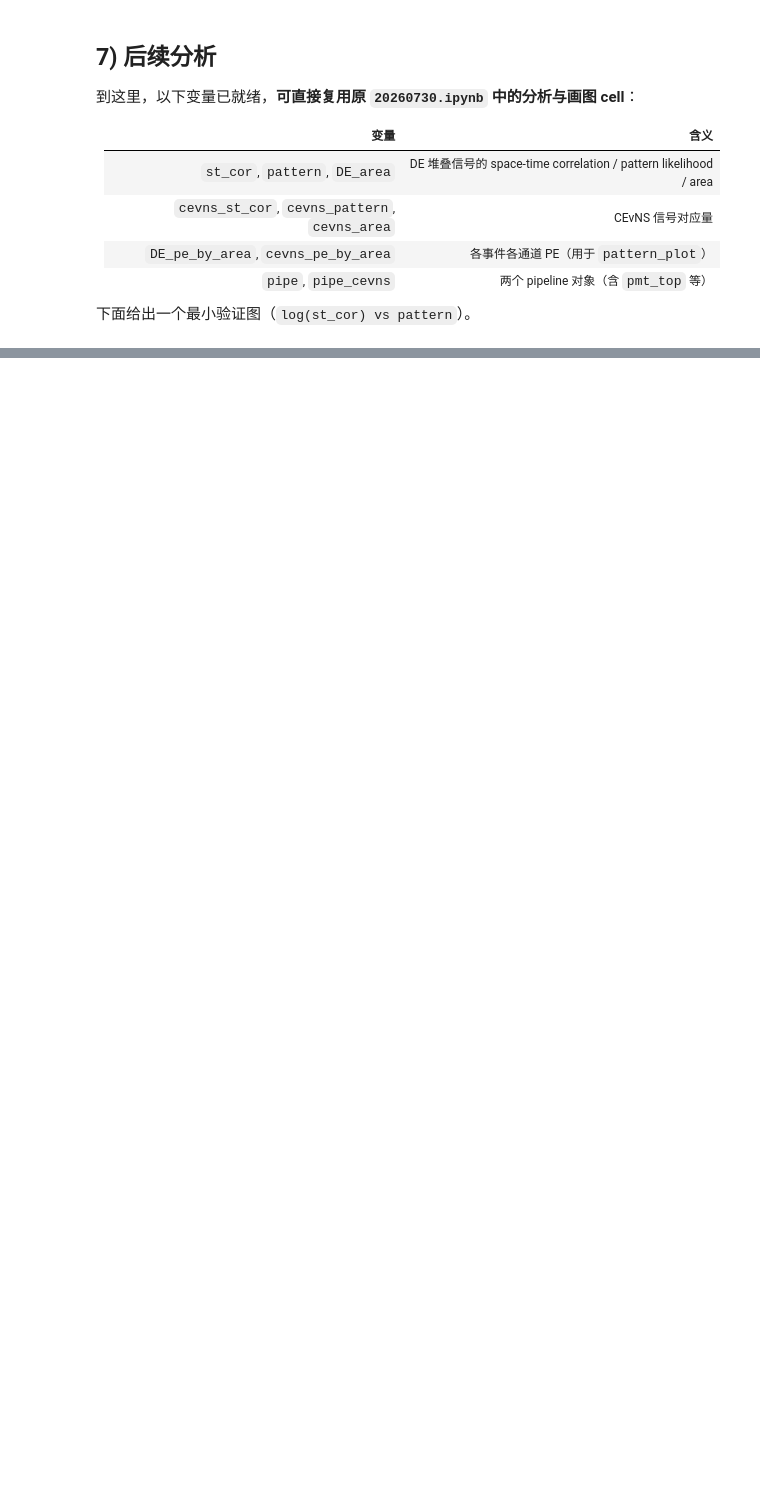
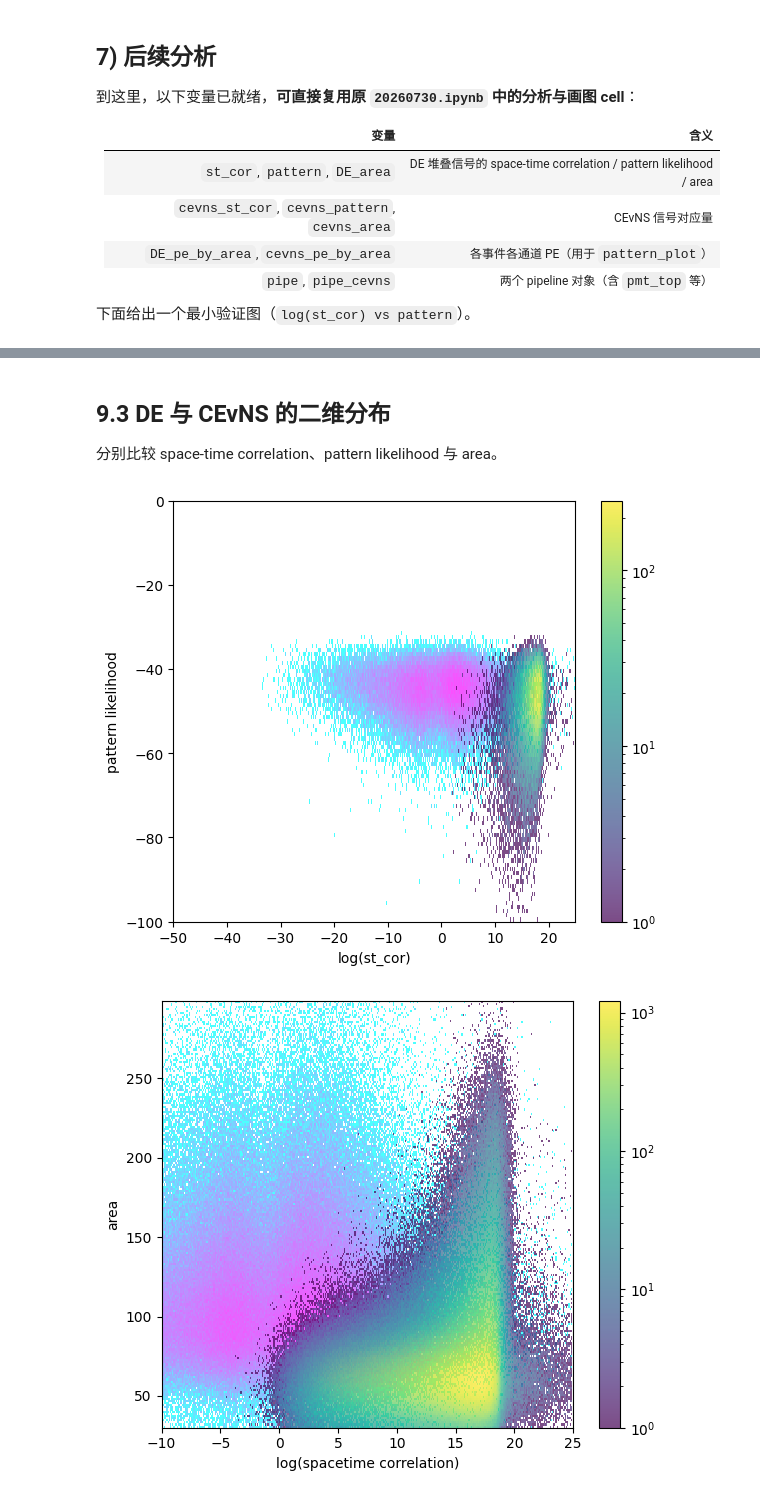
Before and after one commit to Leiy2003/TPC_DE_SIm_test, a Jupyter notebook: notebooks/20260730_sampled.ipynb, the cells around one changed output, grey strips where cells are left out. Saved outputs shown, nothing was run; the diff lists cells and outputs as text; code cells hidden in the pictures; blank space fills up the shorter version.

```diff
--- a/notebooks/20260730_sampled.ipynb
+++ b/notebooks/20260730_sampled.ipynb
@@ -243,7 +301,7 @@ print("DE: pattern=%d  st_cor=%d  area=%d" % (len(pattern), len(st_cor), len(DE_
 cfg_cevns = DESimConfig.from_yaml(_PROJ_ROOT / 'configs' / 'cevns_sim.yaml')
 print('cevns_e_spectrum:', cfg_cevns.paths.cevns_e_spectrum)
 cfg_cevns.paths.muon_track_dir = str(muon_root)
-
+cfg_cevns.simulation.muon_rate_hz = MUON_RATE + GAMMA_RATE
 pipe_cevns = Pipeline(cfg_cevns, rng=np.random.default_rng(SEED), device=DEVICE)
 pipe_cevns.load_muon_tracks([str(MERGED_INPUT)])
 print('CEvNS time range [s] =', pipe_cevns.time_range_s)
@@ -262,4 +320,5 @@ cevns_st_cor = arr['st_cor']
 cevns_pattern = pattern_likelihood(arr['pe_by_area'], arr['recons_light_pattern'], n_top=28)
 cevns_area = np.sum(arr['pe_by_area'], axis=1)
 cevns_pe_by_area = arr['pe_by_area']
+cevns_recon_light_pattern = arr['recons_light_pattern']
 print("CEvNS: st_cor=%d  pattern=%d  area=%d" % (len(cevns_st_cor), len(cevns_pattern), len(cevns_area)))
@@ -340,0 +570,73 @@ for i in range(min(3, len(DE_area))):
+# %% [markdown]
+## 9.3 DE 与 CEvNS 的二维分布
+
+分别比较 space-time correlation、pattern likelihood 与 area。
+# %%
+# ============================================================
+# 9.3 log(st_cor) / area / pattern likelihood 二维分布
+# ============================================================
+from matplotlib.colors import LogNorm
+cevns_area_mask = (cevns_area > 120) & (cevns_area < 160)
+DE_area_mask = (DE_area > 120) & (DE_area < 160)
+
+x_bins = np.arange(-50, 25, 0.1)
+y_bins = np.arange(-100, 0, 1)
+
+# ---- log(st_cor) vs pattern likelihood ----
+fig, ax = plt.subplots(figsize=(6, 5))
+h = ax.hist2d(
+    np.log(cevns_st_cor[cevns_area_mask]), cevns_pattern[cevns_area_mask],
+    bins=(x_bins, y_bins), cmap="cool", norm=LogNorm(), alpha=0.7,
+)
+h = ax.hist2d(
+    np.log(st_cor[DE_area_mask]), pattern[DE_area_mask],
+    bins=(x_bins, y_bins), cmap="viridis", norm=LogNorm(), alpha=0.7,
+)
+ax.set_xlabel("log(st_cor)")
+ax.set_ylabel("pattern likelihood")
+plt.colorbar(h[3], ax=ax)
+plt.xlim(-50, 25)
+plt.ylim(-100, 0)
+plt.tight_layout()
+#plt.savefig(ANALYSIS_DIR / "st_cor_vs_pattern.png", dpi=150)
+plt.show()
+
+# ---- log(st_cor) vs area ----
+fig, ax = plt.subplots(figsize=(6, 5))
+h = ax.hist2d(
+    np.log(cevns_st_cor), cevns_area,
+    bins=(x_bins, 200), cmap="cool", norm=LogNorm(), alpha=0.7,
+)
+h = ax.hist2d(
+    np.log(st_cor), DE_area,
+    bins=(x_bins, 200), cmap="viridis", norm=LogNorm(), alpha=0.7,
+)
+ax.set_xlabel("log(spacetime correlation)")
+ax.set_ylabel("area")
+plt.colorbar(h[3], ax=ax)
+plt.xlim(-10, 25)
+plt.tight_layout()
+#plt.savefig(ANALYSIS_DIR / "st_cor_vs_area.png", dpi=150)
+plt.show()
+
+# ---- area vs pattern likelihood ----
+fig, ax = plt.subplots(figsize=(6, 5))
+h = ax.hist2d(
+    cevns_area, cevns_pattern,
+    bins=(200, y_bins), cmap="cool", norm=LogNorm(), alpha=0.7,
+)
+h = ax.hist2d(
+    DE_area, pattern,
+    bins=(200, y_bins), cmap="viridis", norm=LogNorm(), alpha=0.7,
+)
+ax.set_xlabel("area")
+ax.set_ylabel("pattern likelihood")
+plt.colorbar(h[3], ax=ax)
+plt.xlim(90, 300)
+plt.ylim(-100, 0)
+plt.tight_layout()
+#plt.savefig(ANALYSIS_DIR / "area_vs_pattern.png", dpi=150)
+plt.show()
+# %% [output]
+[figure, added]
+[figure, added]
```
Also changed, not shown: parts of 32 cells of this notebook, 3 other files.
